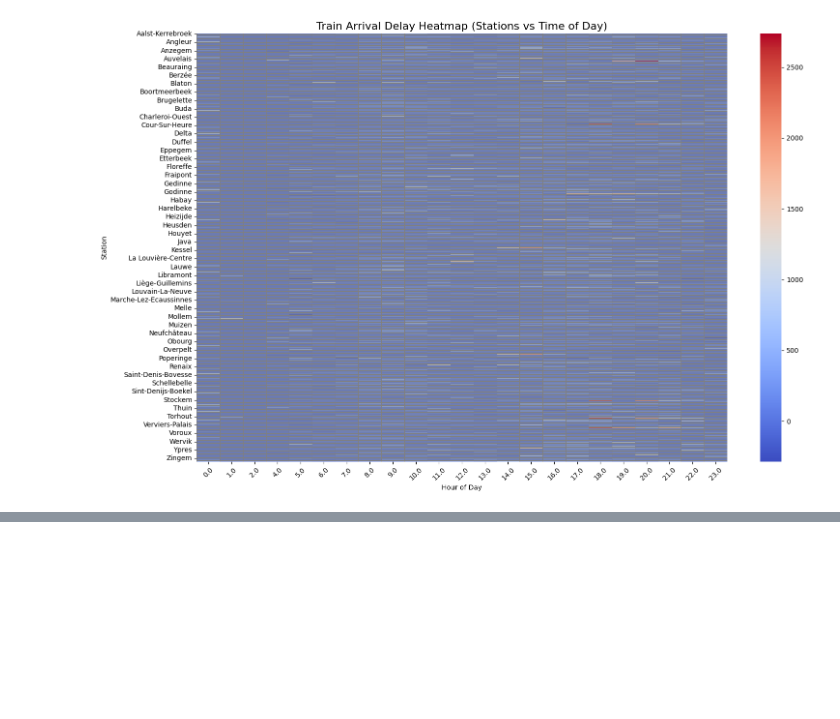
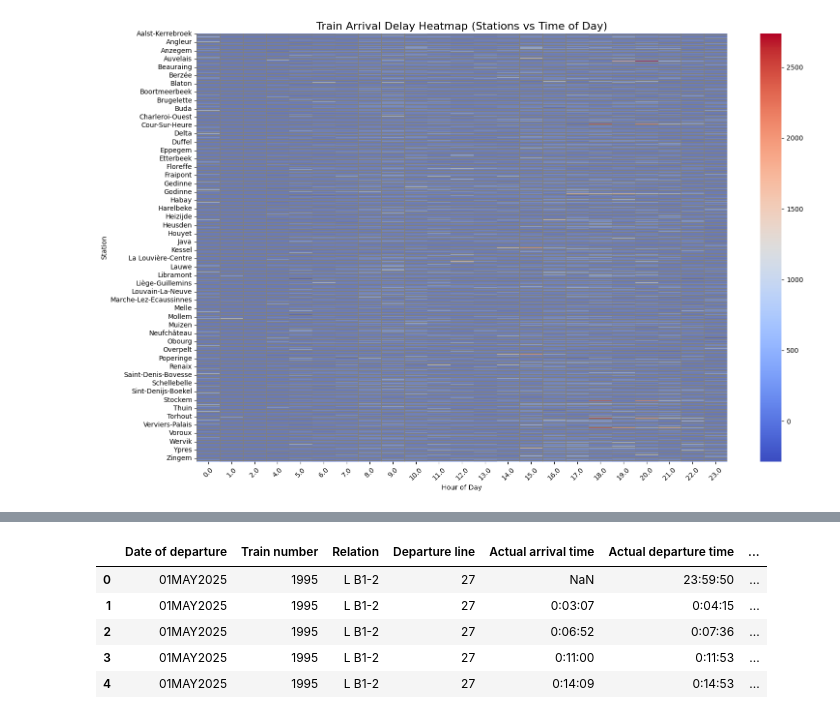
Before and after one commit to DT-Service-Consulting/tempocom-app, a Jupyter notebook: Data_cleaning.ipynb, the cells around one changed output, grey strips where cells are left out. Drawn from its saved outputs; the diff is of its cells as text; code cells hidden in the pictures; blank space fills up the shorter version.

```diff
--- a/Data_cleaning.ipynb
+++ b/Data_cleaning.ipynb
@@ -867,0 +910,3 @@ plt.show()
+# %%
+df['Delay at arrival'] = df['DELAY_ARR']
+df['Delay at departure'] = df['DELAY_DEP']
@@ -867,0 +948,22 @@ plt.show()
+# %%
+cols_to_keep = [
+    'Date of departure',
+    'Train number',
+    'Relation',
+    'Departure line',
+    'Actual arrival time',
+    'Actual departure time',
+    'Planned arrival time',
+    'Planned departure time',
+    'Delay at arrival',
+    'Delay at departure',
+    'Relation direction',
+    'Stopping place'
+]
+
+# Filter the dataframe
+df_filtered = df[cols_to_keep]
+
+# Quick check
+print(df_filtered.head())
+print(df_filtered.columns)
@@ -867,0 +988,9 @@ plt.show()
+# %%
+df_filtered.head()
+# %% [output]
+|  | Date of departure | Train number | Relation | Departure line | Actual arrival time | Actual departure time | ... |
+| 0 | 01MAY2025 | 1995 | L B1-2 | 27 | NaN | 23:59:50 | ... |
+| 1 | 01MAY2025 | 1995 | L B1-2 | 27 | 0:03:07 | 0:04:15 | ... |
+| 2 | 01MAY2025 | 1995 | L B1-2 | 27 | 0:06:52 | 0:07:36 | ... |
+| 3 | 01MAY2025 | 1995 | L B1-2 | 27 | 0:11:00 | 0:11:53 | ... |
+| 4 | 01MAY2025 | 1995 | L B1-2 | 27 | 0:14:09 | 0:14:53 | ... |
```
Also changed, not shown: parts of 17 cells of this notebook.
